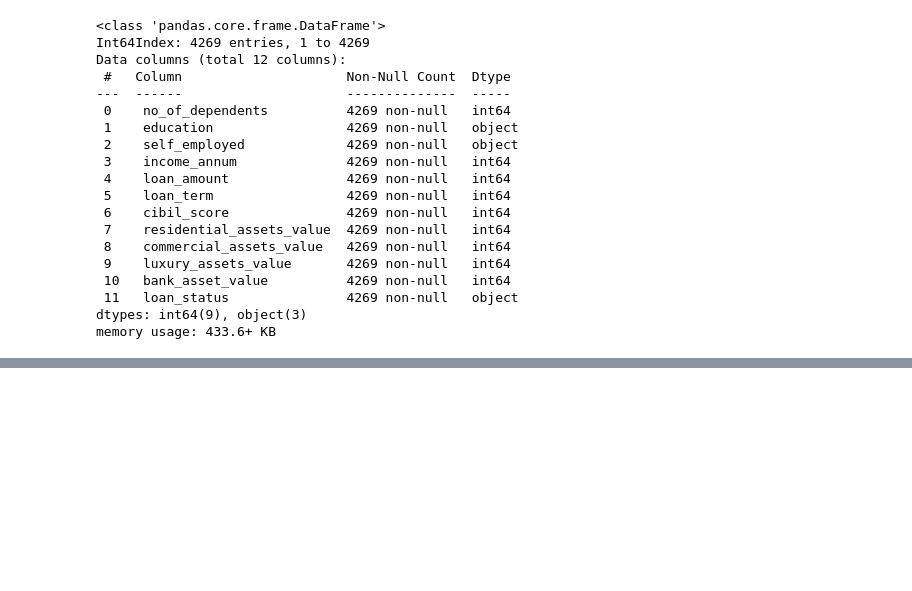
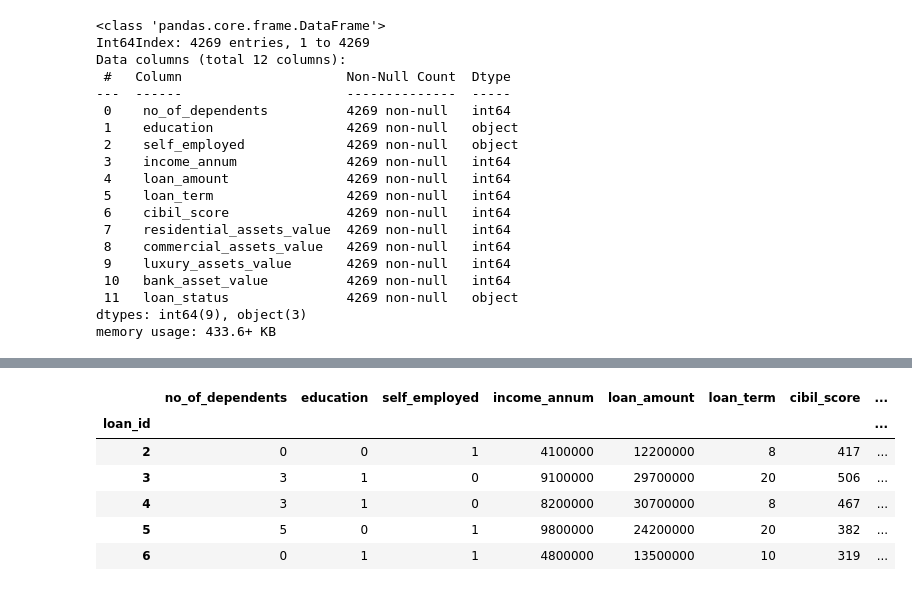
Before and after one commit to mauricenjogu/loan_approval, a Jupyter notebook: Untitled.ipynb, the cells around one changed output, grey strips where cells are left out. Saved outputs shown, nothing was run; the diff lists cells and outputs as text; code cells hidden in the pictures; blank space fills up the shorter version.

```diff
--- a/Untitled.ipynb
+++ b/Untitled.ipynb
@@ -119,0 +174,21 @@ df.head()
+# %%
+#Label encoding to represent categorical variables
+#For the ' loan_status' column
+df[' loan_status']=df[' loan_status'].map(lambda x: 1 if x == ' Approved' else 0)
+
+#For the ' self_employed' column
+df[' self_employed']=df[' self_employed'].map(lambda x: 1 if x == ' Yes' else 0)
+
+#For the ' education' column
+df[' education']=df[' education'].map(lambda x: 1 if x == ' Graduate' else 0)
+
+#Checking for Changes
+df.head()
+# %% [output]
+|  | no_of_dependents | education | self_employed | income_annum | loan_amount | loan_term | cibil_score | ... |
+| loan_id |  |  |  |  |  |  |  | ... |
+| 2 | 0 | 0 | 1 | 4100000 | 12200000 | 8 | 417 | ... |
+| 3 | 3 | 1 | 0 | 9100000 | 29700000 | 20 | 506 | ... |
+| 4 | 3 | 1 | 0 | 8200000 | 30700000 | 8 | 467 | ... |
+| 5 | 5 | 0 | 1 | 9800000 | 24200000 | 20 | 382 | ... |
+| 6 | 0 | 1 | 1 | 4800000 | 13500000 | 10 | 319 | ... |
```
Also changed, not shown: parts of 14 cells of this notebook.
